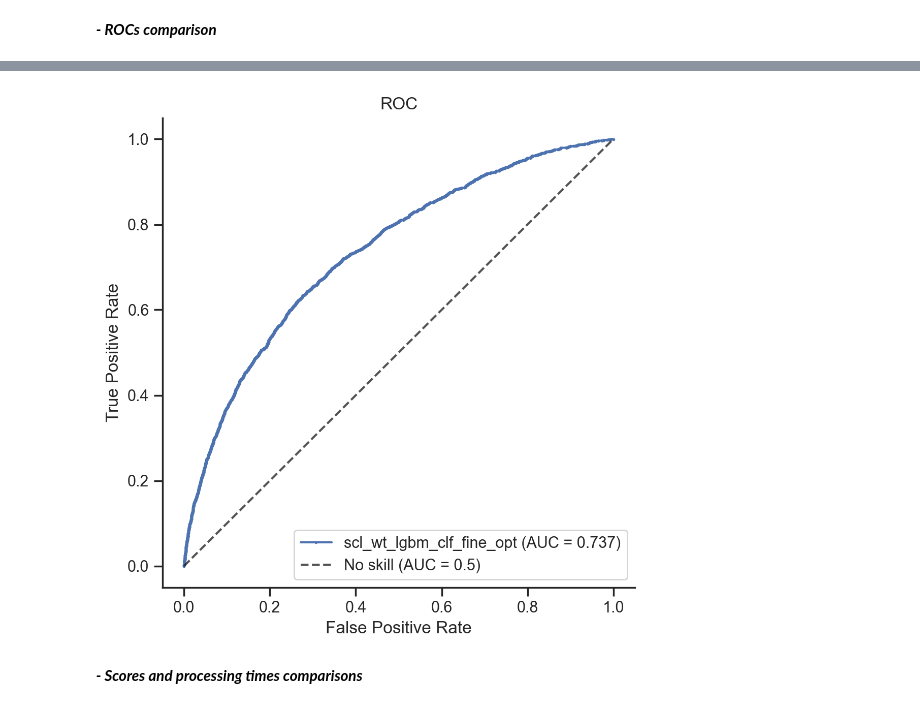
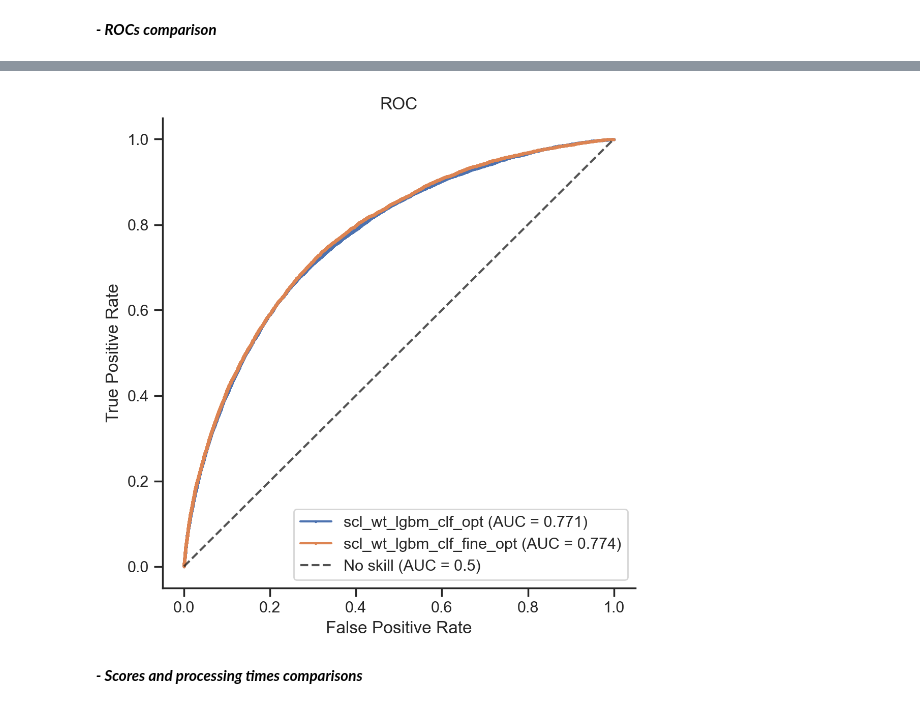
Before and after one commit to mpacaud/Design-and-deploy-a-credit-scoring-model--Development, a Jupyter notebook: OC_DS_P7_N4 - ModelFineTuning.ipynb, the cells around one changed output, grey strips where cells are left out. Cells and saved outputs as stored; diff of their text form; code cells hidden in the pictures.

```diff
--- a/OC_DS_P7_N4 - ModelFineTuning.ipynb
+++ b/OC_DS_P7_N4 - ModelFineTuning.ipynb
@@ -118,6 +104,8 @@ df_test = df_test.drop(del_features, axis=1)
 %%time
 
 df_train = find_int_cols(df_train)
+df_test = find_int_cols(df_test)
+print()
 df_train.info()
 # %% [output]
 <class 'pandas.core.frame.DataFrame'>
@@ -130,5 +118,10 @@ Wall time: 3.69 s
 # %%
+%%time
+
 df_train = reduce_memory(df_train)
 print()
+df_test = reduce_memory(df_test)
+print()
 df_train.info()
+print()
 # %% [output]
@@ -552,7 +551,7 @@ def evaluate (y_pred_proba_P, y_true = y_TEST, fig = (1,1,1,1), l_model_labels =
 
     # F-bêta score.
     # NB: Square beta = cost FN / cost FP = 10
-    square_beta = 100
+    square_beta = 4
     beta = round(math.sqrt(square_beta), 2)
 
     # Calculate the F-bêta score for each probability thresholds tried.
@@ -826,7 +825,7 @@ if tune:
                                                 eval_metric_label = 'g_norm',
                                                 X = X_TRAIN,
                                                 y = y_TRAIN,
-                                                n_iter = 2
+                                                n_iter = 10
                                                )
 
     # Get the model set with the best hyperparameters found.
@@ -982,5 +986,5 @@ def figure_barplot (df, x_labels = 'Model_labels', y_label = 'Score', title = No
 %%time
 
 # Draw the ROCs.
-figure_roc(y_TRAIN, df_MODELS['yhat_train'], df_MODELS.index)
+figure_roc(y_TRAIN, df_MODELS['yhat_train'][-2:], df_MODELS.index[-2:])
 # %% [output]
@@ -989,4 +993,4 @@ Wall time: 30 ms
-[figure, old version]
+[figure, new version]
 # %% [markdown]
 *__- Scores and processing times comparisons__*
 # %%
```
Also changed, not shown: parts of 23 cells of this notebook.
